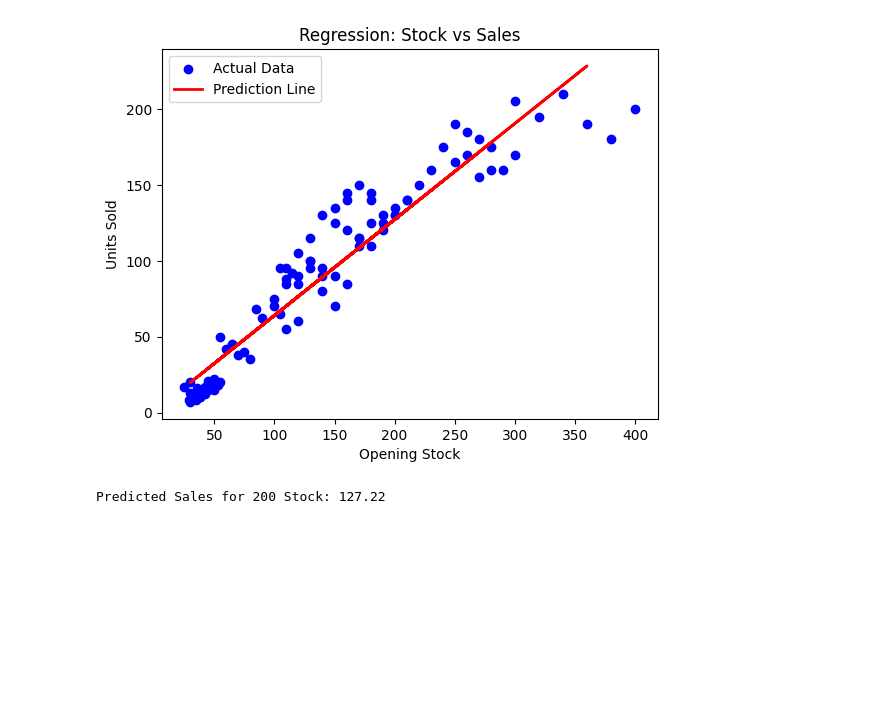
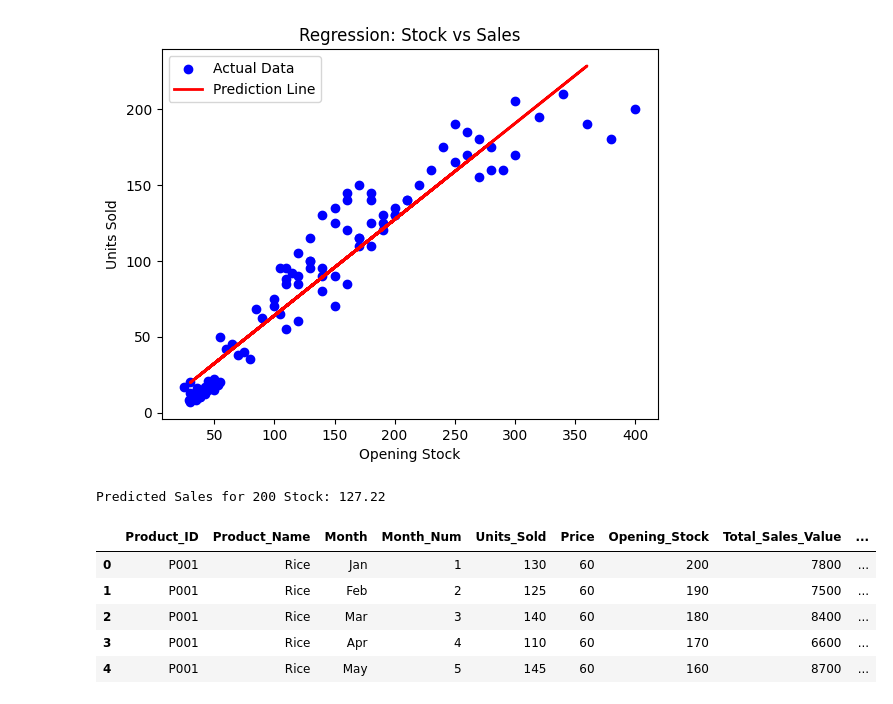
Before and after one commit to ToshitDwivedi/smart_stock_inventory_optimization_for_retail_store, a Jupyter notebook: regression/regression.ipynb, the cells around one changed output. Saved outputs shown, nothing was run; the diff lists cells and outputs as text; code cells hidden in the pictures; blank space fills up the shorter version.

```diff
--- a/regression/regression.ipynb
+++ b/regression/regression.ipynb
@@ -32,3 +32,15 @@ print(f"Predicted Sales for 200 Stock: {predicted_sales[0][0]:.2f}")
 # %% [output]
 [figure]
 Predicted Sales for 200 Stock: 127.22
+# %%
+df = pd.read_csv(r"C:\Users\Toshit Dwivedi\Desktop\Smart_Stock_Inventory_Optimization_For_Retail_Stores-main\dataset\updated_dataset.csv")
+df = df.dropna(subset=['Opening_Stock', 'Remaining_Stock', 'Units_Sold'])
+df = df[(df['Opening_Stock'] >= 0) & (df['Remaining_Stock'] >= 0)]
+df.head()
+# %% [output]
+|  | Product_ID | Product_Name | Month | Month_Num | Units_Sold | Price | Opening_Stock | Total_Sales_Value | ... |
+| 0 | P001 | Rice | Jan | 1 | 130 | 60 | 200 | 7800 | ... |
+| 1 | P001 | Rice | Feb | 2 | 125 | 60 | 190 | 7500 | ... |
+| 2 | P001 | Rice | Mar | 3 | 140 | 60 | 180 | 8400 | ... |
+| 3 | P001 | Rice | Apr | 4 | 110 | 60 | 170 | 6600 | ... |
+| 4 | P001 | Rice | May | 5 | 145 | 60 | 160 | 8700 | ... |
```
Also changed, not shown: parts of 4 cells of this notebook, 53 other files.
